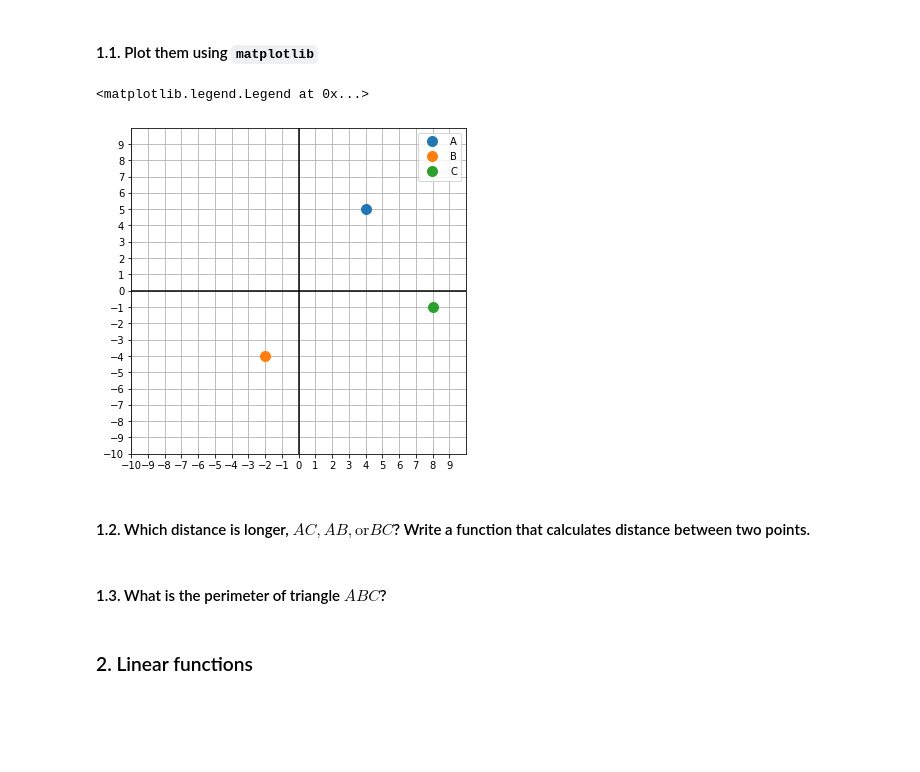
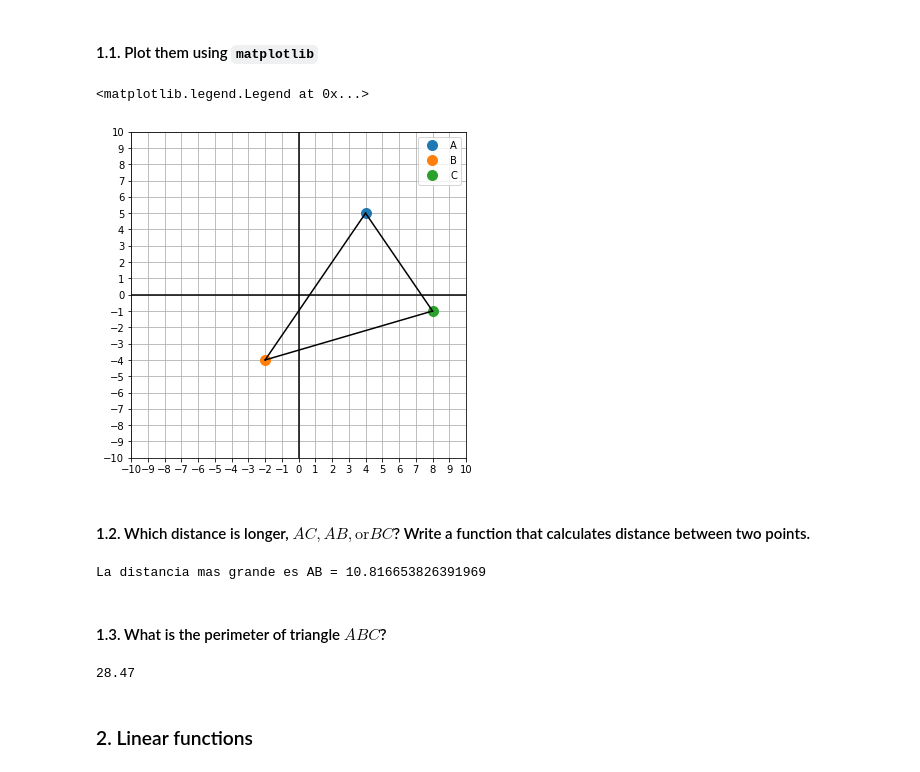
Before and after one commit to Ironhack-Data-Madrid-Marzo-2021/lab-math-refresher, a Jupyter notebook: your-code/main.ipynb, the cells around one changed output. Saved outputs shown, nothing was run; the diff lists cells and outputs as text; code cells hidden in the pictures; blank space fills up the shorter version.

```diff
--- a/your-code/main.ipynb
+++ b/your-code/main.ipynb
@@ -14,33 +14,36 @@ $C=(8, -1)$
 # %%
 A = (4,5)
 B = (-2,-4)
 C = (8,-1)
 
 # create a plot
 fig, ax = plt.subplots(figsize=(6, 6))
 
-ticks = np.arange(-10, 10, 1)
+ticks = np.arange(-10, 11, 1)
 ax.set_xticks(ticks)
 ax.set_yticks(ticks)
 ax.grid(True, which='both')
 
 ax.axhline(y=0, color='k')
 ax.axvline(x=0, color='k')
 
 # add points. "o" stands for circle, "*" would be a star point
 plt.plot(A[0], A[1], "o", markersize=10, label="A")
 plt.plot(B[0], B[1], "o", markersize=10, label="B")
 plt.plot(C[0], C[1], "o", markersize=10, label="C")
 
 # set axis limits
 ax.set_xlim([-10, 10])
 ax.set_ylim([-10, 10])
 
+ax.plot((A[0], B[0]), (A[1], B[1]), "black")
+ax.plot((A[0], C[0]), (A[1], C[1]), "black")
+ax.plot((C[0], B[0]), (C[1], B[1]), "black")
 
 # this adds top right legend for labeled elements
 plt.legend()
 # %% [output]
 <matplotlib.legend.Legend at 0x...>
-[figure, old version]
+[figure, new version]
 # %% [markdown]
 #### 1.2. Which distance is longer, $AC, AB, \text{or} BC$? Write a function that calculates distance between two points.
@@ -47,5 +57,25 @@ plt.legend()
+# %%
+if distance(A,B) > distance(A,C):
+    print (f"La distancia mas grande es AB = {distance(A,B)}")
+elif distance(A,B) < distance(A,C):
+    print (f"La distancia mas grande es AC = {distance(A,C)}")
+elif distance(B,C) > distance(A,C):
+    print (f"La distancia mas grande es BC = {distance(B,C)}")
+elif distance(B,C) < distance(A,C):
+    print (f"La distancia mas grande es AC = {distance(A,C)}")
+elif distance(B,C) > distance(A,B):
+    print (f"La distancia mas grande es BC = {distance(B,C)}")
+elif distance(B,C) < distance(A,B):
+    print (f"La distancia mas grande es AB = {distance(A,B)}")
+# %% [output]
+La distancia mas grande es AB = 10.816653826391969
 # %% [markdown]
 #### 1.3. What is the perimeter of triangle $ABC$?
+# %%
+perimeter = distance(A,B) + distance(B,C) + distance(C,A)
+perimeter.round(2)
+# %% [output]
+28.47
 # %% [markdown]
 ### 2. Linear functions
 # %% [markdown]
```
Also changed, not shown: parts of 30 cells of this notebook.
